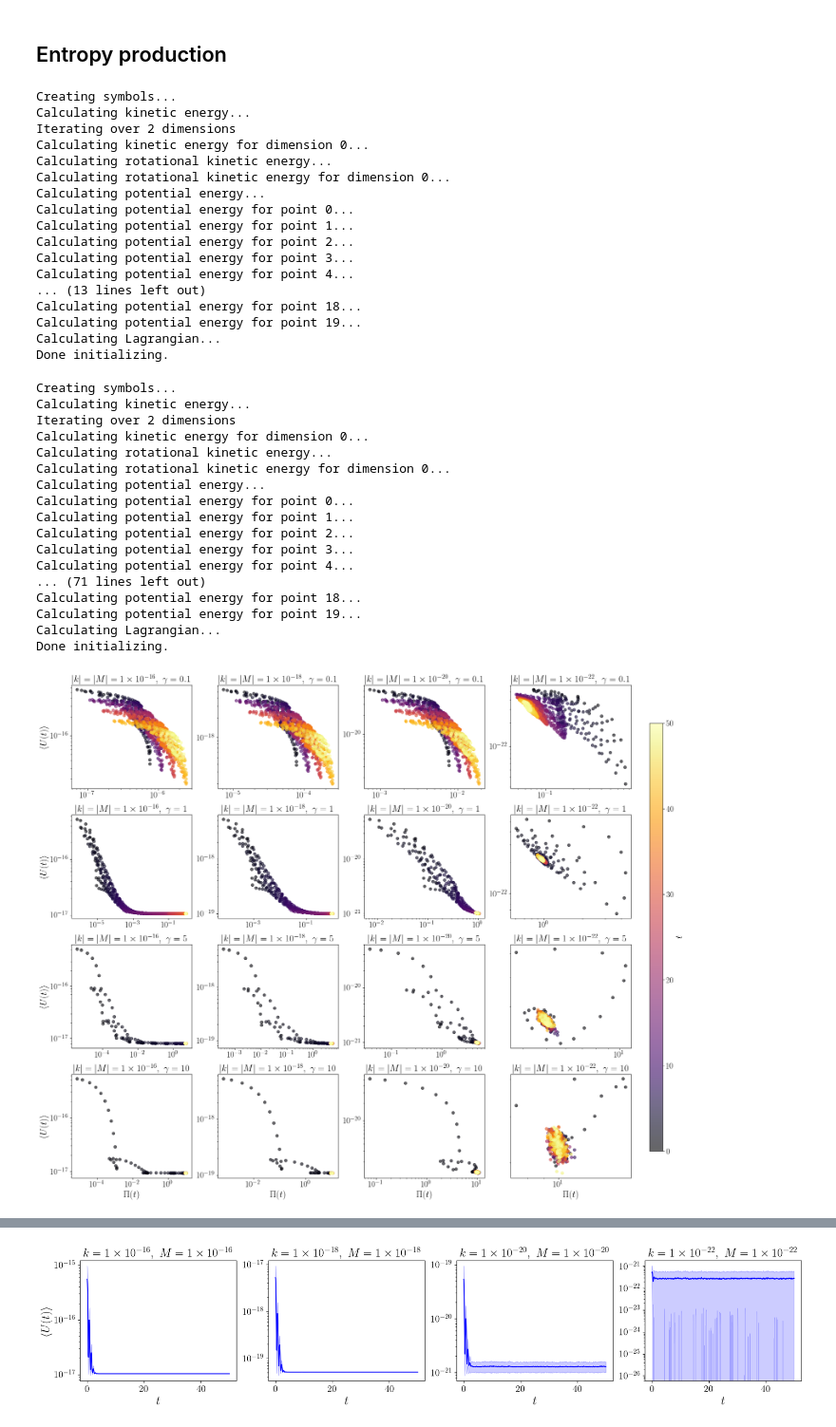
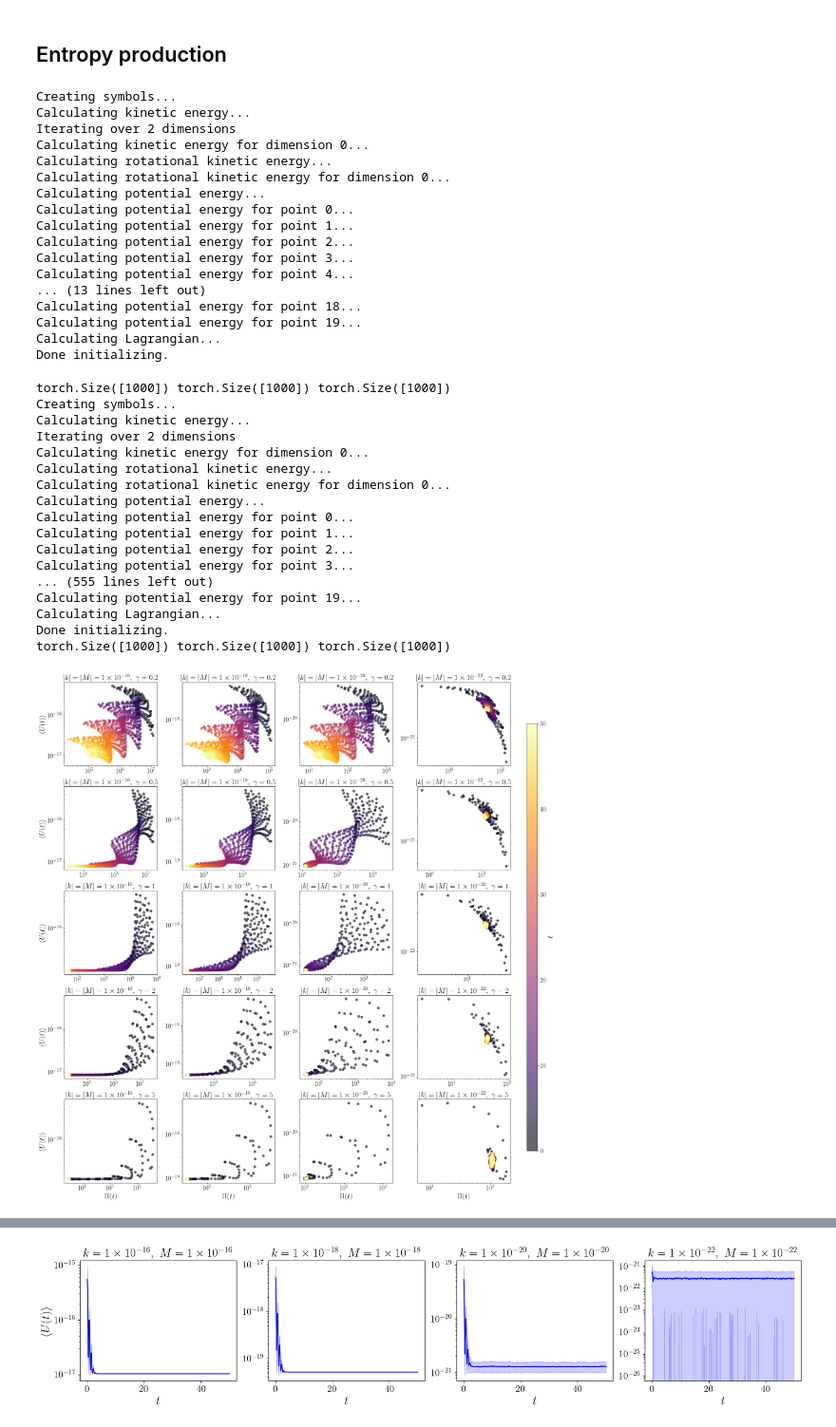
Before and after one commit to bestquark/springs-and-sticks, a Jupyter notebook: speed.ipynb, the cells around one changed output, grey strips where cells are left out. Shown at 95% size. Drawn from its saved outputs; the diff is of its cells as text; code cells hidden in the pictures.

Commit message:
fix entropy production

```diff
--- a/speed.ipynb
+++ b/speed.ipynb
@@ -91,20 +91,20 @@ def run_simulation(k, M, fric):
     all_costs = torch.stack([sde.cost(ys_gen[:, I, :]) for I in range(batch_size)], dim=1).detach().numpy()
     costs_mean = all_costs.mean(axis=1)
     costs_std = all_costs.std(axis=1)
-    pit = getPit(ys_gen, sde)
+    pit, phit, dSdt = get_entropy_rates(ys_gen, sde)
 
-    return ts, pit, costs_mean, costs_std, all_costs
+    return ts, pit, phit, dSdt, costs_mean, costs_std, all_costs
 # %%
 k_values = [1e-16, 1e-18, 1e-20, 1e-22]
 M_values = [1e-16, 1e-18, 1e-20, 1e-22]
-fric = [0.1, 1, 5, 10]
+fric = [0.2, 0.5, 1, 2, 5]
 
 results = {}
 
 for k, M in zip(k_values, M_values):
     for fr in fric:
-        ts, pit, costs_mean, costs_std, all_costs = run_simulation(k, M, fr)
-        results[(k, M, fr)] = (ts, pit, costs_mean, costs_std, all_costs)
+        ts, pit, phit, dSdt, costs_mean, costs_std, all_costs = run_simulation(k, M, fr)
+        results[(k, M, fr)] = (ts, pit, phit, dSdt, costs_mean, costs_std, all_costs)
 
 import pickle
 with open('data/entropy_results.pkl', 'wb') as f:
@@ -127,6 +127,7 @@ Calculating potential energy for point 18...
 Calculating potential energy for point 19...
 Calculating Lagrangian...
 Done initializing.
+torch.Size([1000]) torch.Size([1000]) torch.Size([1000])
 Creating symbols...
 Calculating kinetic energy...
 Iterating over 2 dimensions
@@ -138,14 +139,11 @@ Calculating potential energy for point 0...
 Calculating potential energy for point 1...
 Calculating potential energy for point 2...
 Calculating potential energy for point 3...
-Calculating potential energy for point 4...
-... (71 lines left out)
-Calculating potential energy for point 18...
+... (555 lines left out)
 Calculating potential energy for point 19...
 Calculating Lagrangian...
 Done initializing.
+torch.Size([1000]) torch.Size([1000]) torch.Size([1000])
-# %%
-fric = [0.1, 1, 5, 10]
 # %%
 import matplotlib as mpl
 import matplotlib.pyplot as plt
@@ -167,7 +165,7 @@ num_cols = len(k_values)
 fig, axes = plt.subplots(num_rows, num_cols, figsize=(20, 4 * num_rows))#, sharex='col', sharey='row')
 
 # Plot each simulation result
-for (k, M, fr), (ts, pit, costs_mean, costs_std, all_costs) in results.items():
+for (k, M, fr), (ts, pit, phit, dSdt, costs_mean, costs_std, all_costs) in results.items():
     row = fric.index(fr)
     col = k_values.index(k)
     ax = axes[row, col]
@@ -181,32 +179,32 @@ for (k, M, fr), (ts, pit, costs_mean, costs_std, all_costs) in results.items():
         ax.set_ylabel(r'$\langle U(t) \rangle$', fontsize=20)
 
     # Format title with scientific notation and LaTeX
     k_sci = f'{k:.0e}'.replace('e', r'\times10^{') + '}'
     M_sci = f'{M:.0e}'.replace('e', r'\times10^{') + '}'
     ax.set_title(rf'$|k|=|M|={k_sci},\ \gamma={fr}$', fontsize=20)
 
     # Make the ticks slightly larger
     ax.tick_params(axis='both', which='major', labelsize=18)
     ax.tick_params(axis='both', which='minor', labelsize=18)
 
     ax.xaxis.set_major_locator(mpl.ticker.LogLocator(base=10.0, numticks=4))
     ax.xaxis.set_minor_locator(mpl.ticker.LogLocator(base=10.0, subs='auto', numticks=4))
     ax.xaxis.set_minor_formatter(mpl.ticker.NullFormatter())
 
     ax.yaxis.set_major_locator(mpl.ticker.LogLocator(base=10.0, numticks=4))
     ax.yaxis.set_minor_locator(mpl.ticker.LogLocator(base=10.0, subs='auto', numticks=4))
     ax.yaxis.set_minor_formatter(mpl.ticker.NullFormatter())
 
 # Adjust layout to make space for the colorbar
 plt.tight_layout(rect=[0, 0, 0.9, 1])
 
 # Add a single colorbar for all subplots
 cbar_ax = fig.add_axes([0.92, 0.1, 0.02, 0.8])  # [left, bottom, width, height]
 cbar = fig.colorbar(scatter, cax=cbar_ax)
 cbar.set_label(r'$t$', fontsize=20)
 cbar.ax.tick_params(labelsize=18)
 
-plt.savefig('figs/entropy_results.pdf')
+plt.savefig('figs/entropy_production_results.pdf')
 plt.show()
 # %% [output]
-[figure, old version]
+[figure, new version]
```
Also changed, not shown: parts of 5 cells of this notebook, 7 other files.
